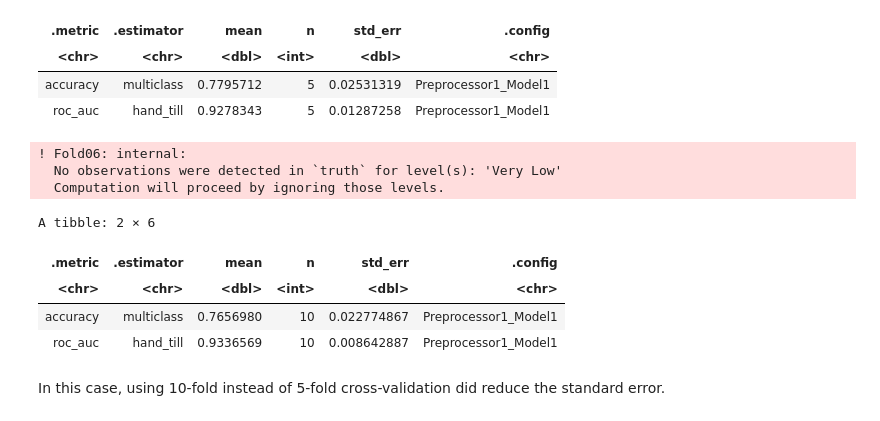
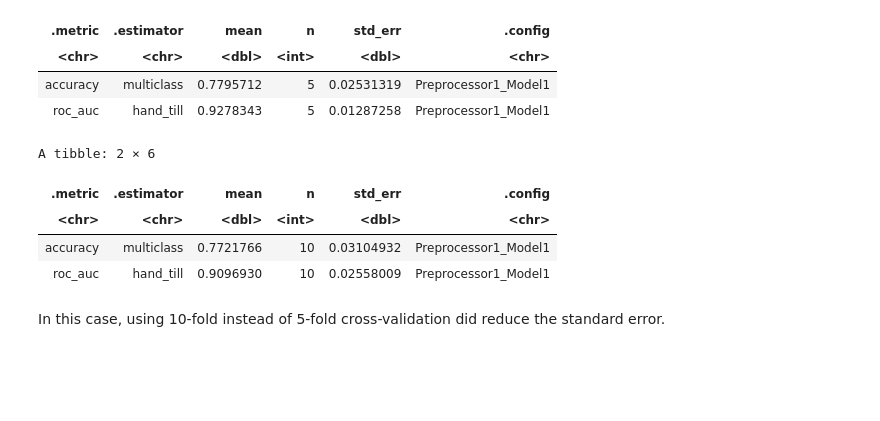
Before and after one commit to yui-ubc/dsci-100-2022w2-section006-group-27, a Jupyter notebook: Group_Project_Report (1).ipynb, the cells around one changed output. Drawn from its saved outputs; the diff is of its cells as text; code cells hidden in the pictures; blank space fills up the shorter version.

```diff
--- a/Group_Project_Report (1).ipynb
+++ b/Group_Project_Report (1).ipynb
@@ -413,22 +413,19 @@ A tibble: 2 × 6
 # %%
 knowledge_vfold <- vfold_cv(knowledge_training, v = 10, strata = class)
 
-vfold_metrics <- workflow() |>
+vfold_knn <- workflow() |>
                   add_recipe(knowledge_recipe) |>
                   add_model(knn_spec) |>
                   fit_resamples(resamples = knowledge_vfold) |>
                   collect_metrics()
 
-vfold_metrics
+vfold_knn
 # %% [output]
-! Fold06: internal:
-  No observations were detected in `truth` for level(s): 'Very Low'
-  Computation will proceed by ignoring those levels.
+A tibble: 2 × 6
-A tibble: 2 × 6
 | .metric | .estimator | mean | n | std_err | .config |
 | <chr> | <chr> | <dbl> | <int> | <dbl> | <chr> |
-| accuracy | multiclass | 0.7656980 | 10 | 0.022774867 | Preprocessor1_Model1 |
-| roc_auc | hand_till | 0.9336569 | 10 | 0.008642887 | Preprocessor1_Model1 |
+| accuracy | multiclass | 0.7721766 | 10 | 0.03104932 | Preprocessor1_Model1 |
+| roc_auc | hand_till | 0.9096930 | 10 | 0.02558009 | Preprocessor1_Model1 |
 # %% [markdown]
 In this case, using 10-fold instead of 5-fold cross-validation did reduce the standard error.
 # %%
```
Also changed, not shown: parts of 1 cell of this notebook.
